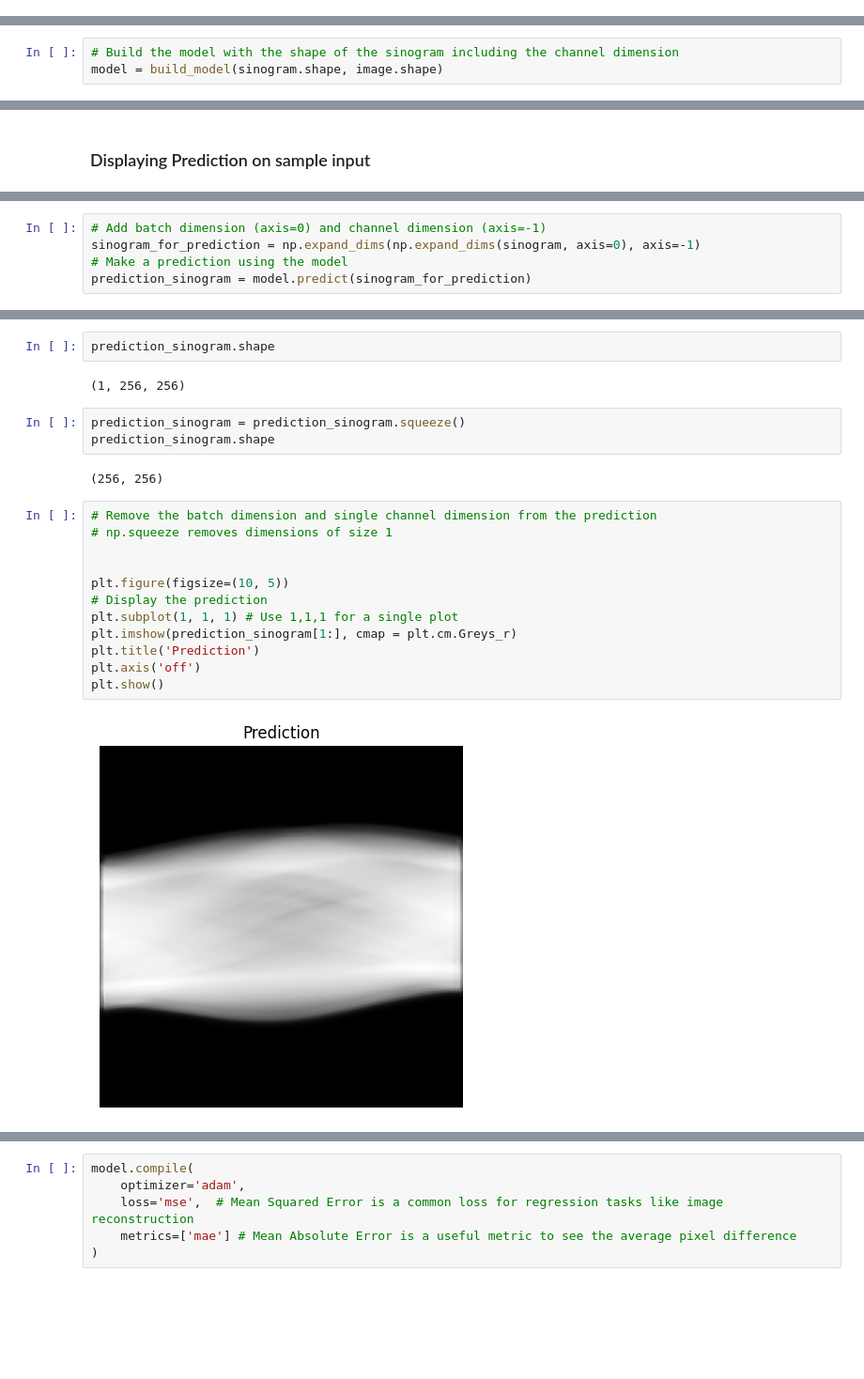
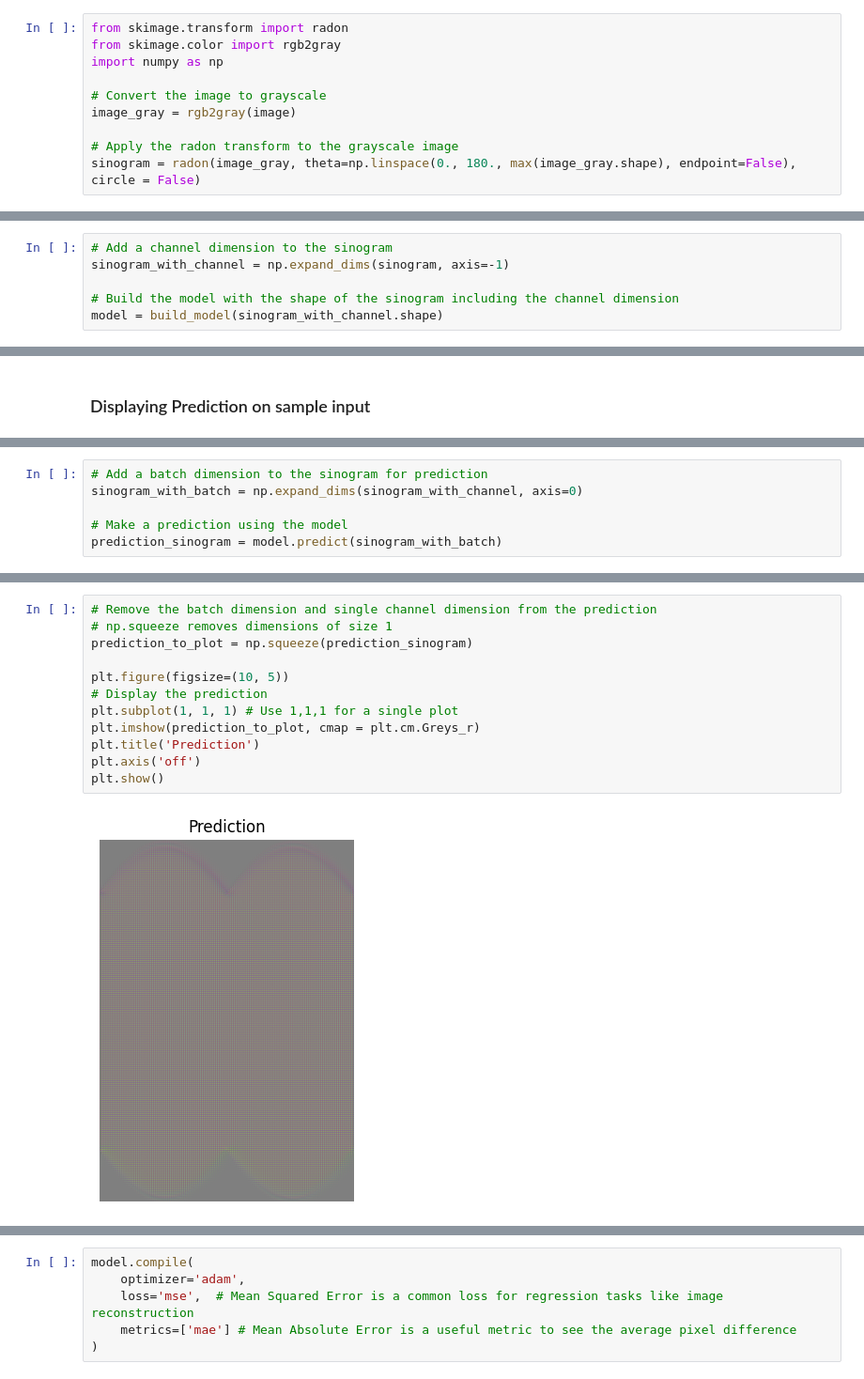
Before and after one commit to Bhar8at/DLR, a Jupyter notebook: model.ipynb, the cells around one changed output, grey strips where cells are left out. Shown at 94% size. Cells and saved outputs as stored; diff of their text form; blank space fills up the shorter version.

```diff
--- a/model.ipynb
+++ b/model.ipynb
@@ -173 +74,11 @@ I0000 00:00:1750237525.918819      19 gpu_device.cc:2022] Created device /job:lo
+# %%
+from skimage.transform import radon
+from skimage.color import rgb2gray
+import numpy as np
+
+# Convert the image to grayscale
+image_gray = rgb2gray(image)
+
+# Apply the radon transform to the grayscale image
+sinogram = radon(image_gray, theta=np.linspace(0., 180., max(image_gray.shape), endpoint=False), circle = False)
 # %%
@@ -188,3 +98,6 @@ TensorShape([256, 256])
 # %%
+# Add a channel dimension to the sinogram
+sinogram_with_channel = np.expand_dims(sinogram, axis=-1)
+
 # Build the model with the shape of the sinogram including the channel dimension
-model = build_model(sinogram.shape, image.shape)
+model = build_model(sinogram_with_channel.shape)
@@ -221,6 +112,7 @@ TensorShape([256, 256])
 # %%
-# Add batch dimension (axis=0) and channel dimension (axis=-1)
-sinogram_for_prediction = np.expand_dims(np.expand_dims(sinogram, axis=0), axis=-1)
+# Add a batch dimension to the sinogram for prediction
+sinogram_with_batch = np.expand_dims(sinogram_with_channel, axis=0)
+
 # Make a prediction using the model
-prediction_sinogram = model.predict(sinogram_for_prediction)
+prediction_sinogram = model.predict(sinogram_with_batch)
 # %% [output]
@@ -234,23 +120,14 @@ I0000 00:00:1750237531.137146      60 device_compiler.h:188] Compiled cluster us
-# %%
-prediction_sinogram.shape
-# %% [output]
-(1, 256, 256)
-# %%
-prediction_sinogram = prediction_sinogram.squeeze()
-prediction_sinogram.shape
-# %% [output]
-(256, 256)
 # %%
 # Remove the batch dimension and single channel dimension from the prediction
 # np.squeeze removes dimensions of size 1
-
+prediction_to_plot = np.squeeze(prediction_sinogram)
 
 plt.figure(figsize=(10, 5))
 # Display the prediction
 plt.subplot(1, 1, 1) # Use 1,1,1 for a single plot
-plt.imshow(prediction_sinogram[1:], cmap = plt.cm.Greys_r)
+plt.imshow(prediction_to_plot, cmap = plt.cm.Greys_r)
 plt.title('Prediction')
 plt.axis('off')
 plt.show()
 # %% [output]
-[figure, old version]
+[figure, new version]
```
Also changed, not shown: parts of 33 cells of this notebook, 1 other file.
